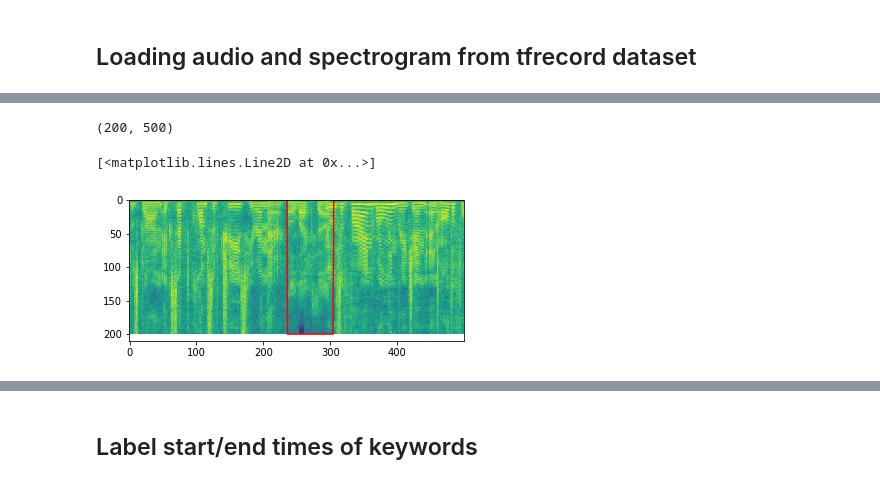
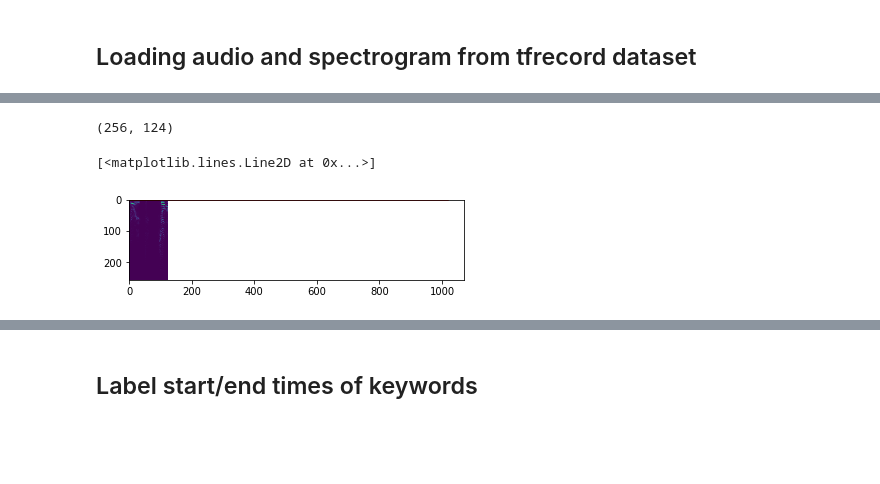
Before and after one commit to ilyakava/py3fst, a Jupyter notebook: data_augment.ipynb, the cells around one changed output, grey strips where cells are left out. Cells and saved outputs as stored; diff of their text form; code cells hidden in the pictures; blank space fills up the shorter version.

```diff
--- a/data_augment.ipynb
+++ b/data_augment.ipynb
@@ -478,3 +527,9 @@ tfrecord_file = '/scratch1/ilya/locDoc/data/alexa/v4c/train/_clean_speech_00_000
+# %%
+# tfrecord_file = '/scratch1/ilya/locDoc/data/alexa/v5.0/train/_clean_speech_00_0000.tfrecord'
+tfrecord_file = '/scratch1/ilya/locDoc/data/alexa/v4c/train/_clean_speech_00_0000.tfrecord'
+tfrecord_file = '/scratch1/ilya/locDoc/data/alexa/v4d/val/_clean_speech_00_0000.tfrecord'
+# %%
+spec_h = 256 # 80
 # %%
 examples = []
 specs = []
@@ -494,12 +549,14 @@ for i, example in enumerate(tf.python_io.tf_record_iterator(tfrecord_file)):
 
     spec = eg_np.features.feature["spectrogram"].float_list.value
     spec_labs.append(eg_np.features.feature["spectrogram_label"].int64_list.value)
-    spec = np.array(spec).reshape(200,-1)
+    spec = np.array(spec).reshape(spec_h,-1)
     specs.append(spec)
     if i > limit:
         break
 # %%
 i = random.randint(0,limit-1)
+# %%
+i=1
 # %%
 ipd.Audio(examples[i], rate=16000)
 # %% [output]
@@ -507,12 +564,12 @@ ipd.Audio(examples[i], rate=16000)
 # %%
 plt.figure()
 
 print(specs[i].shape)
-log_spec = np.log(specs[i])
+log_spec = specs[i]
 log_spec = (log_spec-log_spec.min()) / (log_spec.max()-log_spec.min())
 plt.imshow(log_spec)
-plt.plot(np.array(spec_labs[i])*200, color='red')
+plt.plot(np.array(spec_labs[i])*spec_h, color='red')
 # %% [output]
-(200, 500)
+(256, 124)
 [<matplotlib.lines.Line2D at 0x...>]
-[figure, old version]
+[figure, new version]
```
Also changed, not shown: parts of 10 cells of this notebook.
